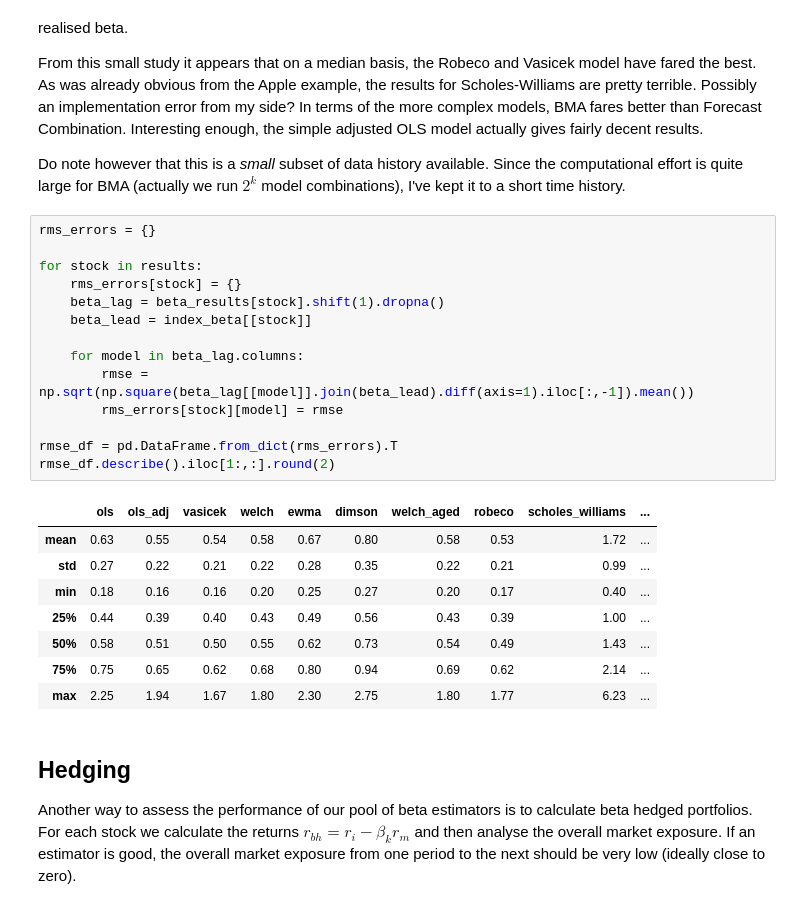
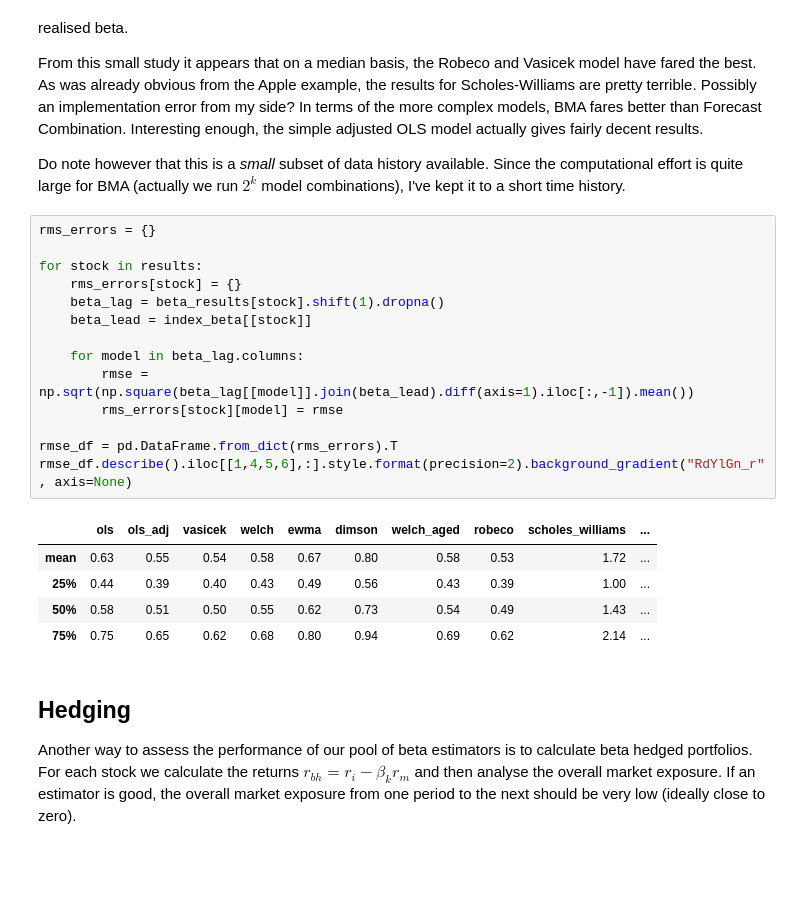
Before and after one commit to oronimbus/pybeta, a Jupyter notebook: notebooks/demo.ipynb, the cells around one changed output. Drawn from its saved outputs; the diff is of its cells as text; blank space fills up the shorter version.

```diff
--- a/notebooks/demo.ipynb
+++ b/notebooks/demo.ipynb
@@ -214,26 +215,23 @@ Do note however that this is a *small* subset of data history available. Since t
 # %%
 rms_errors = {}
 
 for stock in results:
     rms_errors[stock] = {}
     beta_lag = beta_results[stock].shift(1).dropna()
     beta_lead = index_beta[[stock]]
 
     for model in beta_lag.columns:
         rmse = np.sqrt(np.square(beta_lag[[model]].join(beta_lead).diff(axis=1).iloc[:,-1]).mean())
         rms_errors[stock][model] = rmse
 
 rmse_df = pd.DataFrame.from_dict(rms_errors).T
-rmse_df.describe().iloc[1:,:].round(2)
+rmse_df.describe().iloc[[1,4,5,6],:].style.format(precision=2).background_gradient("RdYlGn_r", axis=None)
 # %% [output]
 |  | ols | ols_adj | vasicek | welch | ewma | dimson | welch_aged | robeco | scholes_williams | ... |
 | mean | 0.63 | 0.55 | 0.54 | 0.58 | 0.67 | 0.80 | 0.58 | 0.53 | 1.72 | ... |
-| std | 0.27 | 0.22 | 0.21 | 0.22 | 0.28 | 0.35 | 0.22 | 0.21 | 0.99 | ... |
-| min | 0.18 | 0.16 | 0.16 | 0.20 | 0.25 | 0.27 | 0.20 | 0.17 | 0.40 | ... |
 | 25% | 0.44 | 0.39 | 0.40 | 0.43 | 0.49 | 0.56 | 0.43 | 0.39 | 1.00 | ... |
 | 50% | 0.58 | 0.51 | 0.50 | 0.55 | 0.62 | 0.73 | 0.54 | 0.49 | 1.43 | ... |
 | 75% | 0.75 | 0.65 | 0.62 | 0.68 | 0.80 | 0.94 | 0.69 | 0.62 | 2.14 | ... |
-| max | 2.25 | 1.94 | 1.67 | 1.80 | 2.30 | 2.75 | 1.80 | 1.77 | 6.23 | ... |
 # %% [markdown]
 ## Hedging
 
```
Also changed, not shown: parts of 1 cell of this notebook.
